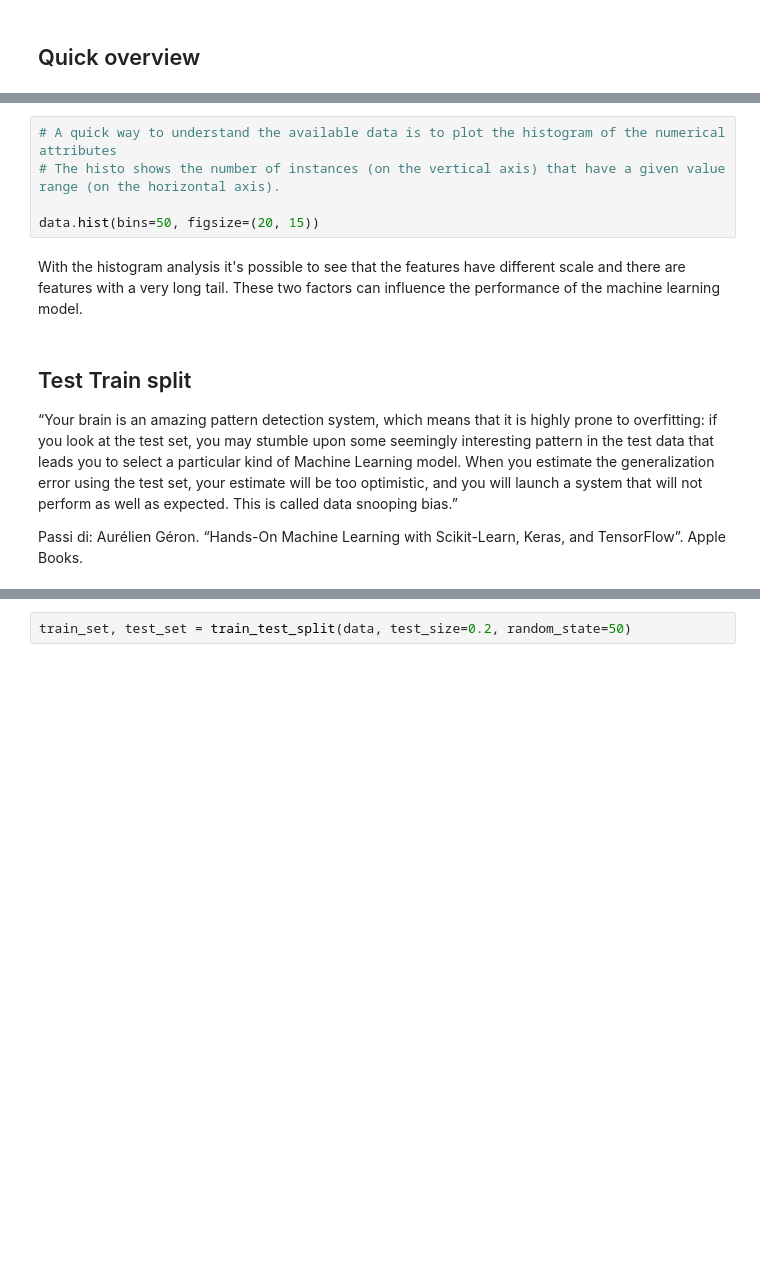
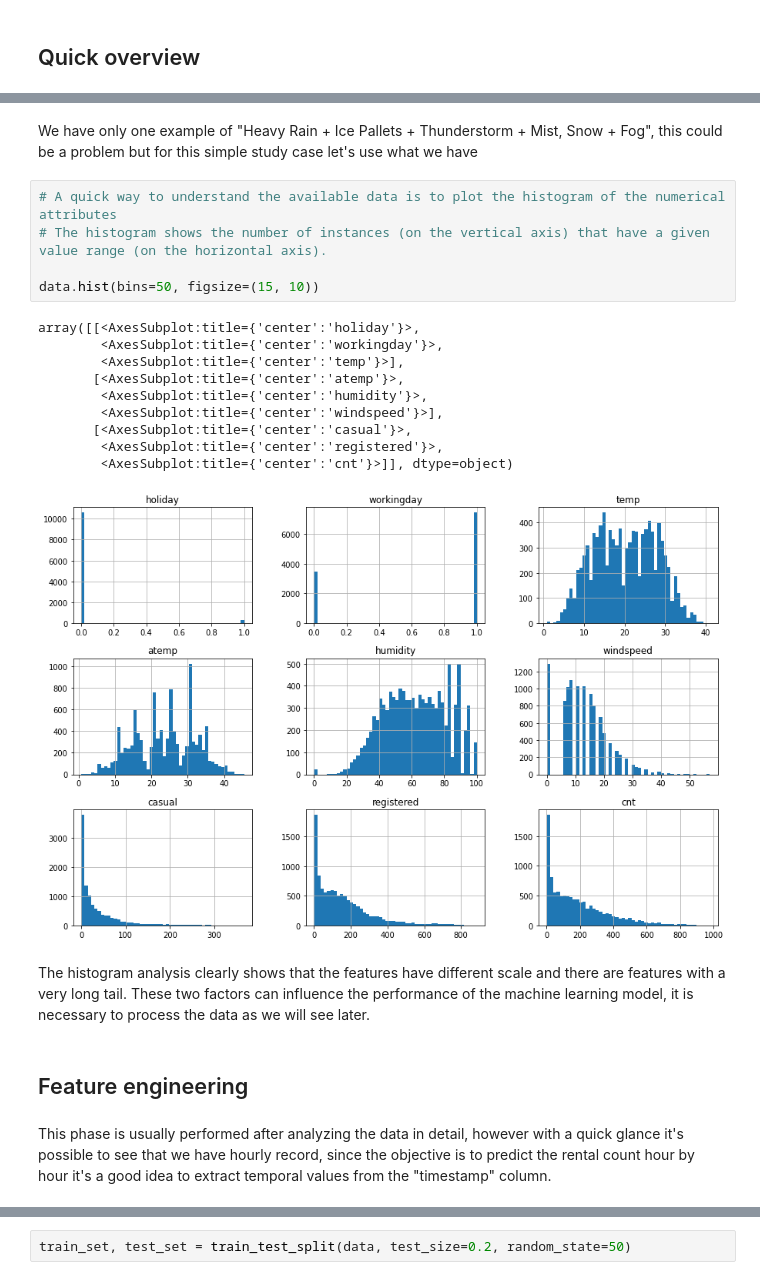
Before and after one commit to vspara/bike-sharing, a Jupyter notebook: bike_sharing.ipynb, the cells around one changed output, grey strips where cells are left out. Saved outputs shown, nothing was run; the diff lists cells and outputs as text; blank space fills up the shorter version.

Commit message:
Updated data analysis and ML regression

```diff
--- a/bike_sharing.ipynb
+++ b/bike_sharing.ipynb
@@ -53,12 +100,24 @@ data.weather.value_counts()
+# %% [markdown]
+We have only one example of "Heavy Rain + Ice Pallets + Thunderstorm + Mist, Snow + Fog", this could be a problem but for this simple study case let's use what we have
 # %%
 # A quick way to understand the available data is to plot the histogram of the numerical attributes
-# The histo shows the number of instances (on the vertical axis) that have a given value range (on the horizontal axis).
+# The histogram shows the number of instances (on the vertical axis) that have a given value range (on the horizontal axis).
 
-data.hist(bins=50, figsize=(20, 15))
+data.hist(bins=50, figsize=(15, 10))
+# %% [output]
+array([[<AxesSubplot:title={'center':'holiday'}>,
+        <AxesSubplot:title={'center':'workingday'}>,
+        <AxesSubplot:title={'center':'temp'}>],
+       [<AxesSubplot:title={'center':'atemp'}>,
+        <AxesSubplot:title={'center':'humidity'}>,
+        <AxesSubplot:title={'center':'windspeed'}>],
+       [<AxesSubplot:title={'center':'casual'}>,
+        <AxesSubplot:title={'center':'registered'}>,
+        <AxesSubplot:title={'center':'cnt'}>]], dtype=object)
+[figure, added]
 # %% [markdown]
-With the histogram analysis it's possible to see that the features have different scale and there are features with a very long tail. These two factors can influence the performance of the machine learning model.
+The histogram analysis clearly shows that the features have different scale and there are features with a very long tail. These two factors can influence the performance of the machine learning model, it is necessary to process the data as we will see later.
-# %% [markdown]
-## Test Train split
-“Your brain is an amazing pattern detection system, which means that it is highly prone to overfitting: if you look at the test set, you may stumble upon some seemingly interesting pattern in the test data that leads you to select a particular kind of Machine Learning model. When you estimate the generalization error using the test set, your estimate will be too optimistic, and you will launch a system that will not perform as well as expected. This is called data snooping bias.”
-
-Passi di: Aurélien Géron. “Hands-On Machine Learning with Scikit-Learn, Keras, and TensorFlow”. Apple Books.
+# %% [markdown]
+## Feature engineering
+# %% [markdown]
+This phase is usually performed after analyzing the data in detail, however with a quick glance it's possible to see that we have hourly record, since the objective is to predict the rental count hour by hour it's a good idea to extract temporal values from the "timestamp" column.
```
Also changed, not shown: parts of 95 cells of this notebook, 1 other file.
